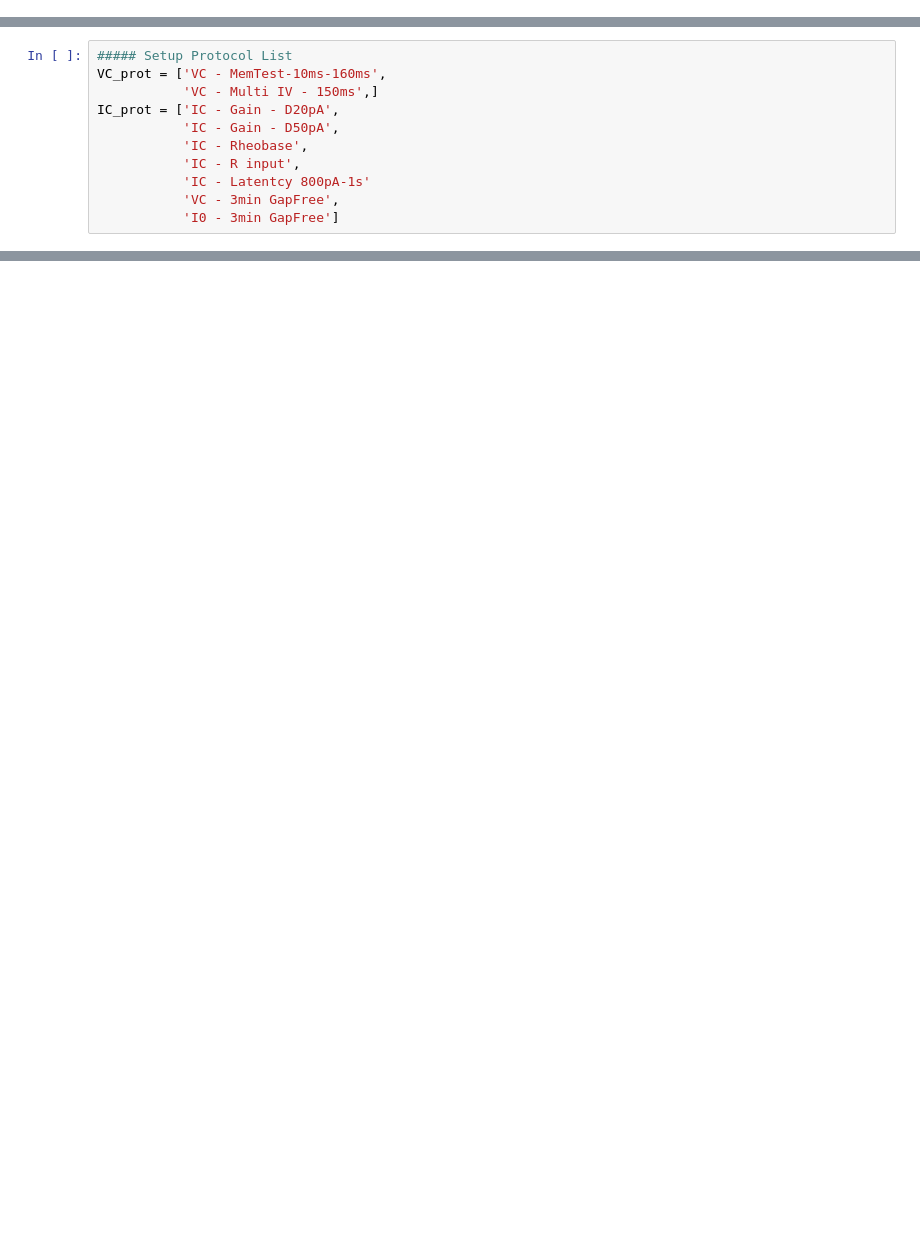
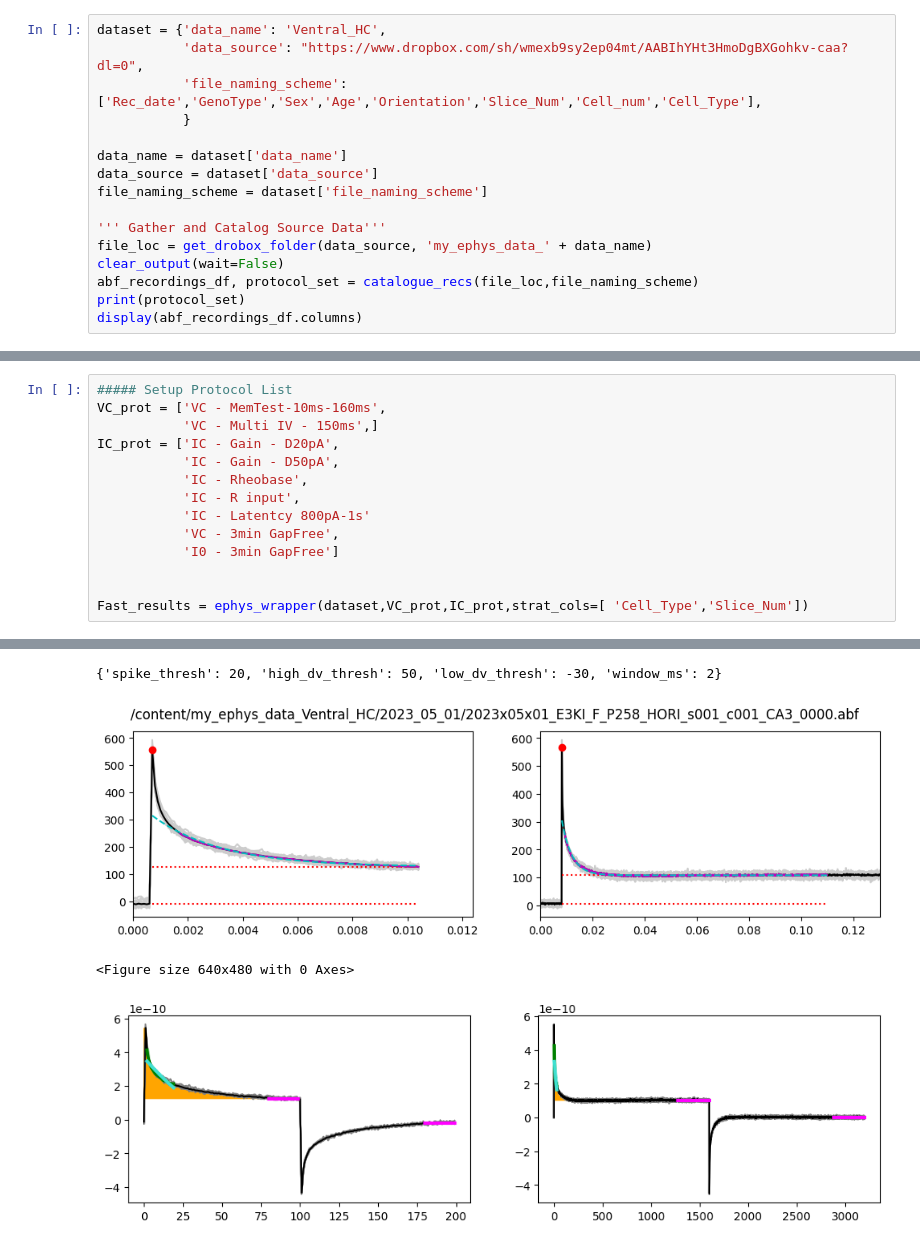
Before and after one commit to dtabuena/Accessory-Matlab-DT-Func-, a Jupyter notebook: Horizontal_E34.ipynb, the cells around one changed output, grey strips where cells are left out. Saved outputs shown, nothing was run; the diff lists cells and outputs as text; blank space fills up the shorter version.

```diff
--- a/Horizontal_E34.ipynb
+++ b/Horizontal_E34.ipynb
@@ -73,2 +73,18 @@ Requirement already satisfied: six>=1.5 in /usr/local/lib/python3.9/dist-package
 Installing collected packages: pyabf
 Successfully installed pyabf-2.3.7
+# %%
+dataset = {'data_name': 'Ventral_HC',
+           'data_source': "https://www.dropbox.com/sh/wmexb9sy2ep04mt/AABIhYHt3HmoDgBXGohkv-caa?dl=0",
+           'file_naming_scheme': ['Rec_date','GenoType','Sex','Age','Orientation','Slice_Num','Cell_num','Cell_Type'],
+           }
+
+data_name = dataset['data_name']
+data_source = dataset['data_source']
+file_naming_scheme = dataset['file_naming_scheme']
+
+''' Gather and Catalog Source Data'''
+file_loc = get_drobox_folder(data_source, 'my_ephys_data_' + data_name)
+clear_output(wait=False)
+abf_recordings_df, protocol_set = catalogue_recs(file_loc,file_naming_scheme)
+print(protocol_set)
+display(abf_recordings_df.columns)
@@ -83,3 +106,7 @@ IC_prot = ['IC - Gain - D20pA',
            'IC - Latentcy 800pA-1s'
            'VC - 3min GapFree',
            'I0 - 3min GapFree']
+
+
+Fast_results = ephys_wrapper(dataset,VC_prot,IC_prot,strat_cols=[ 'Cell_Type','Slice_Num'])
+# %% [output]
@@ -85,0 +132,4 @@ IC_prot = ['IC - Gain - D20pA',
+{'spike_thresh': 20, 'high_dv_thresh': 50, 'low_dv_thresh': -30, 'window_ms': 2}
+[figure, added]
+<Figure size 640x480 with 0 Axes>
+[figure, added]
```
Also changed, not shown: parts of 12 cells of this notebook.
